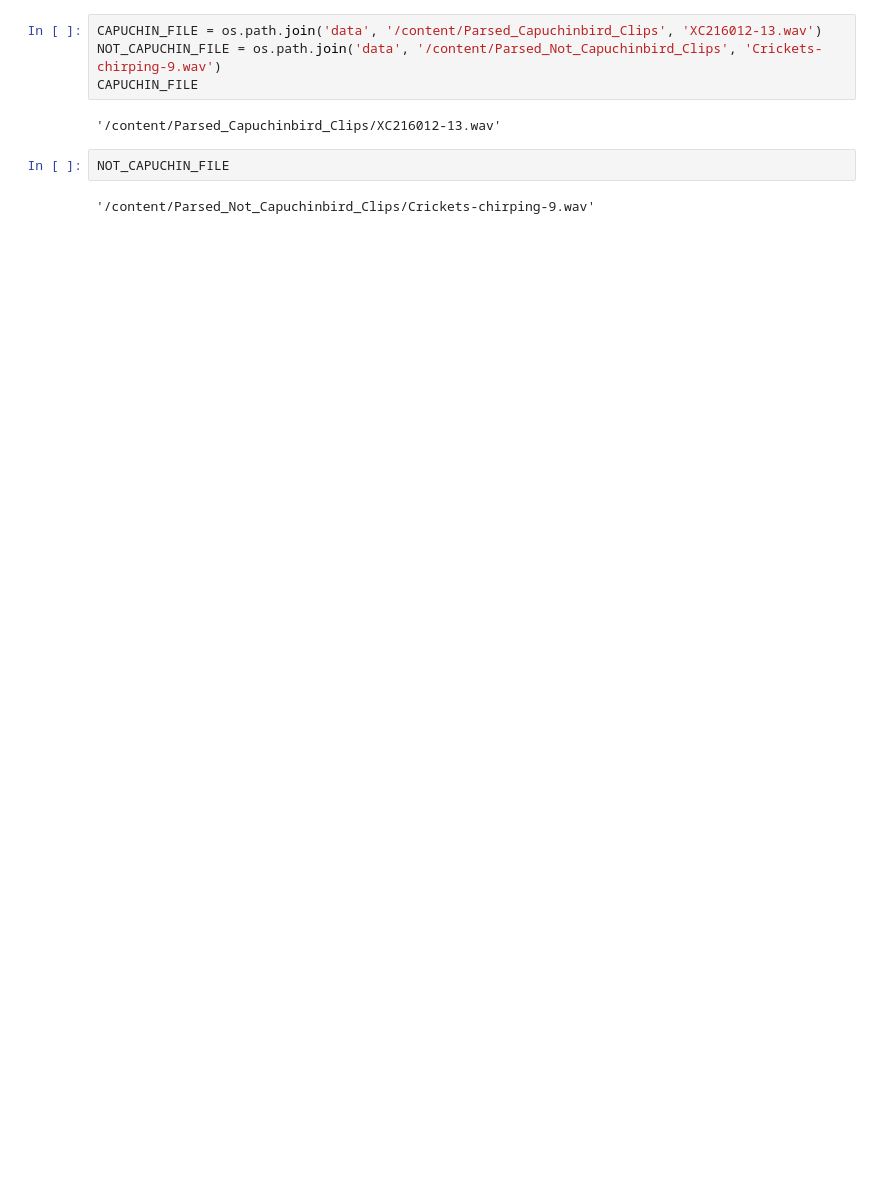
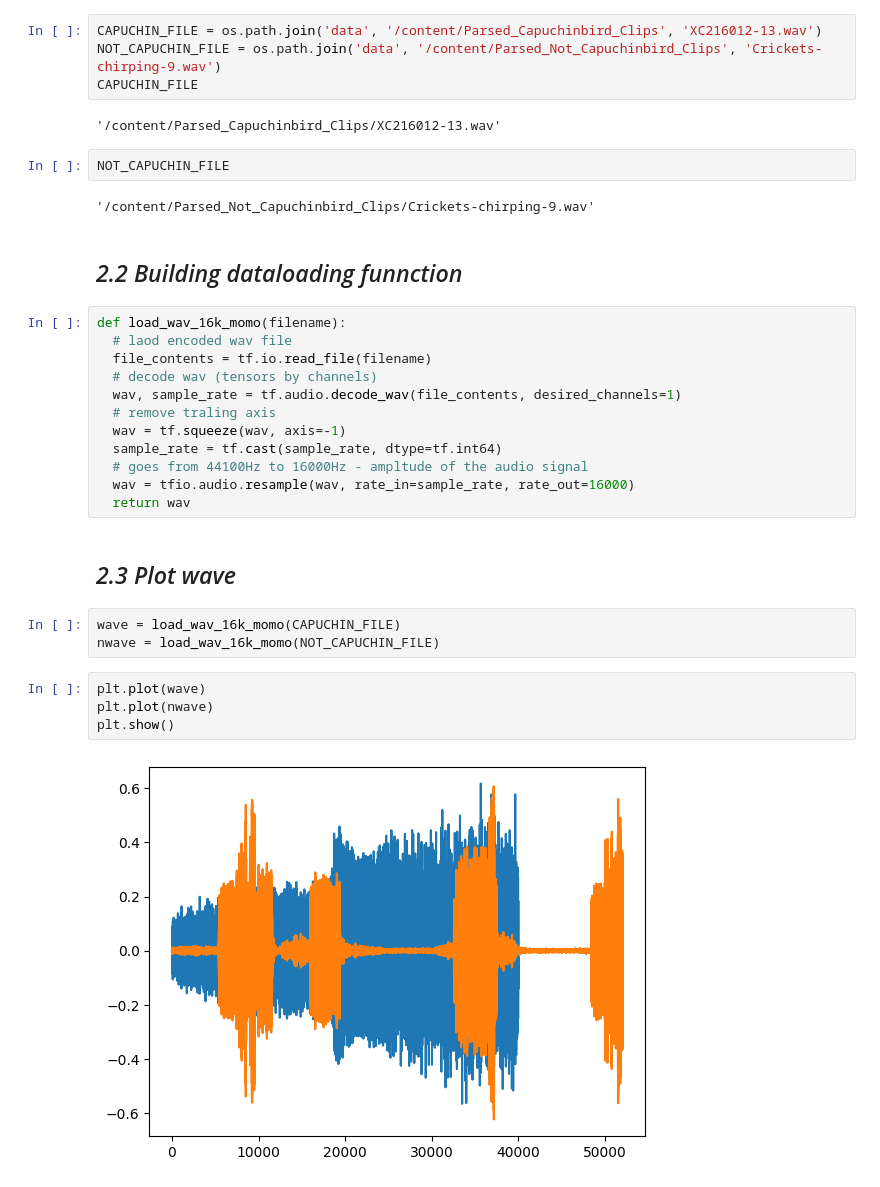
Before and after one commit to Nargesmohammadi/Deep-Audio-Classification, a Jupyter notebook: DeepAudioClassification.ipynb, the cells around one changed output. Saved outputs shown, nothing was run; the diff lists cells and outputs as text; blank space fills up the shorter version.

Commit message:
Plotting the wave and nwave

```diff
--- a/DeepAudioClassification.ipynb
+++ b/DeepAudioClassification.ipynb
@@ -69,3 +69,28 @@ CAPUCHIN_FILE
 NOT_CAPUCHIN_FILE
 # %% [output]
 '/content/Parsed_Not_Capuchinbird_Clips/Crickets-chirping-9.wav'
+# %% [markdown]
+## *2.2 Building dataloading funnction*
+# %%
+def load_wav_16k_momo(filename):
+  # laod encoded wav file
+  file_contents = tf.io.read_file(filename)
+  # decode wav (tensors by channels)
+  wav, sample_rate = tf.audio.decode_wav(file_contents, desired_channels=1)
+  # remove traling axis
+  wav = tf.squeeze(wav, axis=-1)
+  sample_rate = tf.cast(sample_rate, dtype=tf.int64)
+  # goes from 44100Hz to 16000Hz - ampltude of the audio signal
+  wav = tfio.audio.resample(wav, rate_in=sample_rate, rate_out=16000)
+  return wav
+# %% [markdown]
+## *2.3 Plot wave*
+# %%
+wave = load_wav_16k_momo(CAPUCHIN_FILE)
+nwave = load_wav_16k_momo(NOT_CAPUCHIN_FILE)
+# %%
+plt.plot(wave)
+plt.plot(nwave)
+plt.show()
+# %% [output]
+[figure, added]
```
Also changed, not shown: parts of 4 cells of this notebook.
